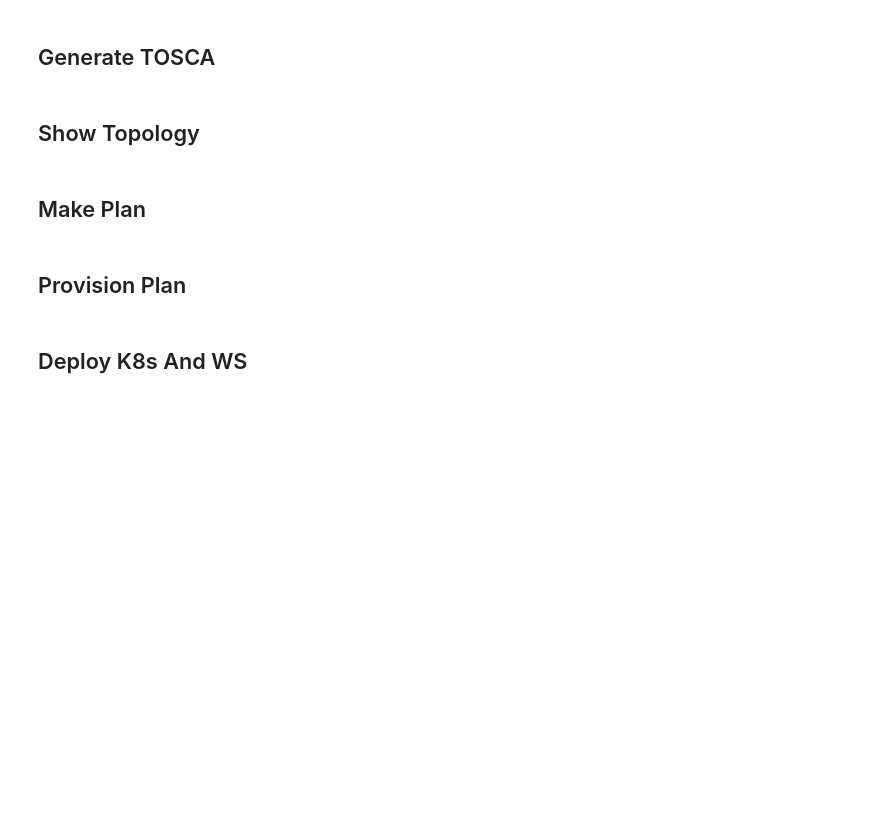
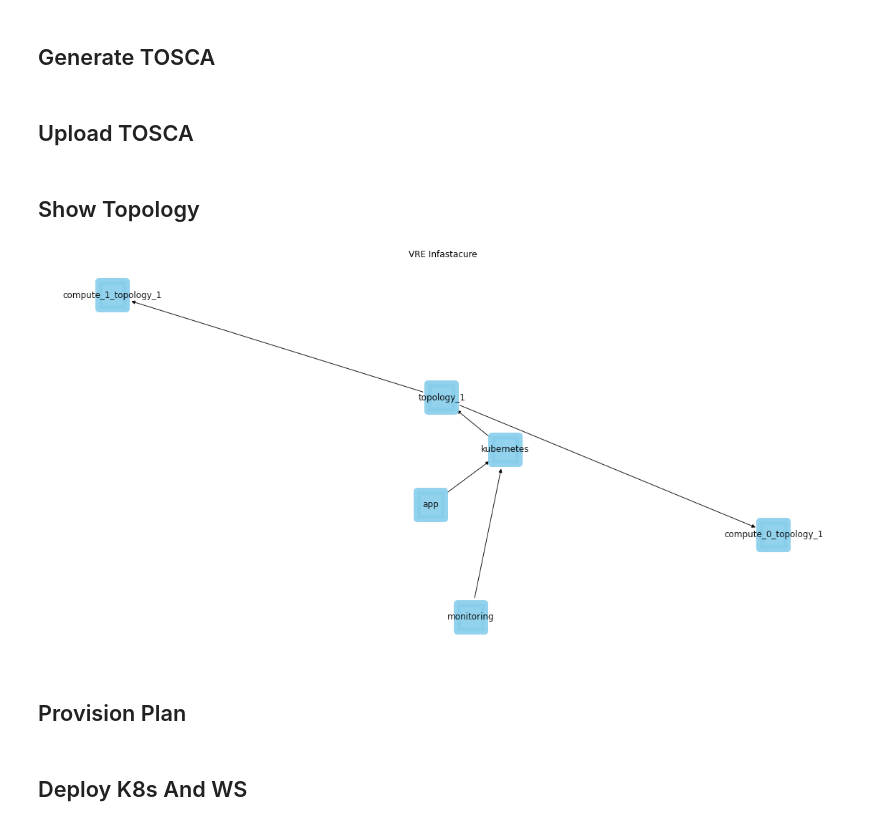
Before and after one commit to qcdis-sdia/jupyter_notebook_ui, a Jupyter notebook: ui.ipynb, the cells around one changed output. Cells and saved outputs as stored; diff of their text form; code cells hidden in the pictures; blank space fills up the shorter version.

```diff
--- a/ui.ipynb
+++ b/ui.ipynb
@@ -31,8 +56,8 @@ from ipywidgets import AppLayout, Button, Layout
 
 
 sdia_conf_url_widget =  widgets.Text(
-    value='https://lifewatch.lab.uvalight.net:30736/orchestrator',
-    placeholder='Enter SDIA API endpoint. e.g. https://lifewatch.lab.uvalight.net:30736/orchestrator',
+    value='https://lifewatch.lab.uvalight.net:30003/orchestrator',
+    placeholder='Enter SDIA API endpoint. e.g. https://lifewatch.lab.uvalight.net:30003/orchestrator',
     description='SDIA API URL:',
     disabled=False
 )
@@ -76,7 +101,7 @@ VBox(children=(Text(value='https://lifewatch.lab.uvalight.net:30736/orchestrator
 # Application Configuration
 # %%
 application_type_widget = widgets.Dropdown(
-    options=['Docker', 'Helm'],
+    options=['Helm'],
     value='Helm',
     description='Application Type:',
     disabled=False
@@ -314,0 +401,5 @@ tosca['topology_template'] = topology_template
+# %%
+vm_master_name = 'compute_'+str(0)+'_'+topology_wiget_inputs['name']
+credential_properties = {'credential': { 'get_attribute': [ vm_master_name,'user_key_pair' ] }}
+ks8s_node = build_node_template(node_name='kubernetes',node_type='tosca.nodes.QC.docker.Orchestrator.Kubernetes',properties=credential_properties,requirements=k8_requirements,interfaces=k8s_interface)
+node_templates.update(ks8s_node)
@@ -315,6 +478,29 @@ tosca['topology_template'] = topology_template
+# %% [markdown]
+## Upload TOSCA
+# %%
+import urllib3
+urllib3.disable_warnings(urllib3.exceptions.InsecureRequestWarning)
+
+base_url = sdia_conf_url_widget.value
+username = sdia_conf_username_widget.value
+password = sdia_conf_token_widget.value
+
+path = "/tosca_template"
+payload = {}
+filename = 'generated_tosca.yaml'
+fin = open(filename, 'rb')
+files = {'file': fin}
+
+headers = {}
+
+response = requests.request("POST", base_url+path, headers=headers, files = files,verify=False,auth=(username, password))
+tosca_id = response.text
 # %% [markdown]
 ## Show Topology
 # %%
+import networkx as nx
+import random
+import matplotlib.pyplot as plt
 
 
 
@@ -323,33 +509,44 @@ def build_graph(node_templates):
     for node_name in node_templates:
         graph.add_node(node_name, attr_dict=node_templates[node_name])
         if 'requirements' in node_templates[node_name]:
             for req in node_templates[node_name]['requirements']:
                 req_name = next(iter(req))
                 req_node_name = req[req_name]['node']
                 if 'relationship' in req[req_name] and 'type' in req[req_name]['relationship']:
                     relationship_type = req[req_name]['relationship']['type']
                 else:
                     if 'relationship' not in req[req_name]:
                         relationship_type = 'tosca.relationships.DependsOn'
                     else:
                         relationship_type = req[req_name]['relationship']
                 graph.add_edge(node_name, req_node_name, relationship=relationship_type)
 
     # nx.draw(graph, with_labels=True)
     # plt.savefig("/tmp/graph.png")
     # plt.show()
     return graph
 
+
+
+
 def get_tosca(tosca_id):
     path = "/tosca_template/"+tosca_id
     payload = {}
     headers= {'accept':'text/plain'}
     response = requests.request("GET", base_url+path, headers=headers, data = payload,verify=False, auth=(username, password))
     return response.text
 
 tosca = get_tosca(tosca_id)
 tosca_dict = yaml.safe_load(tosca)
 graph = build_graph(tosca_dict['topology_template']['node_templates'])
-nx.draw(graph, with_labels=True)
+# nx.draw(graph, with_labels=True)
+
+fig, ax = plt.subplots(1, 1, figsize=(20, 10));
+# nx.draw_networkx(graph, ax=ax,node_size=5000, node_color='#00b4d9')
+
+
+nx.draw(graph, with_labels=True, node_size=1500, node_color="skyblue", node_shape="s", alpha=0.9, linewidths=10,pos=nx.spring_layout(graph))
+plt.title("VRE Infastacure")
+plt.show()
+# %% [output]
+[figure, added]
-# %% [markdown]
-## Make Plan
```
Also changed, not shown: parts of 13 cells of this notebook.
